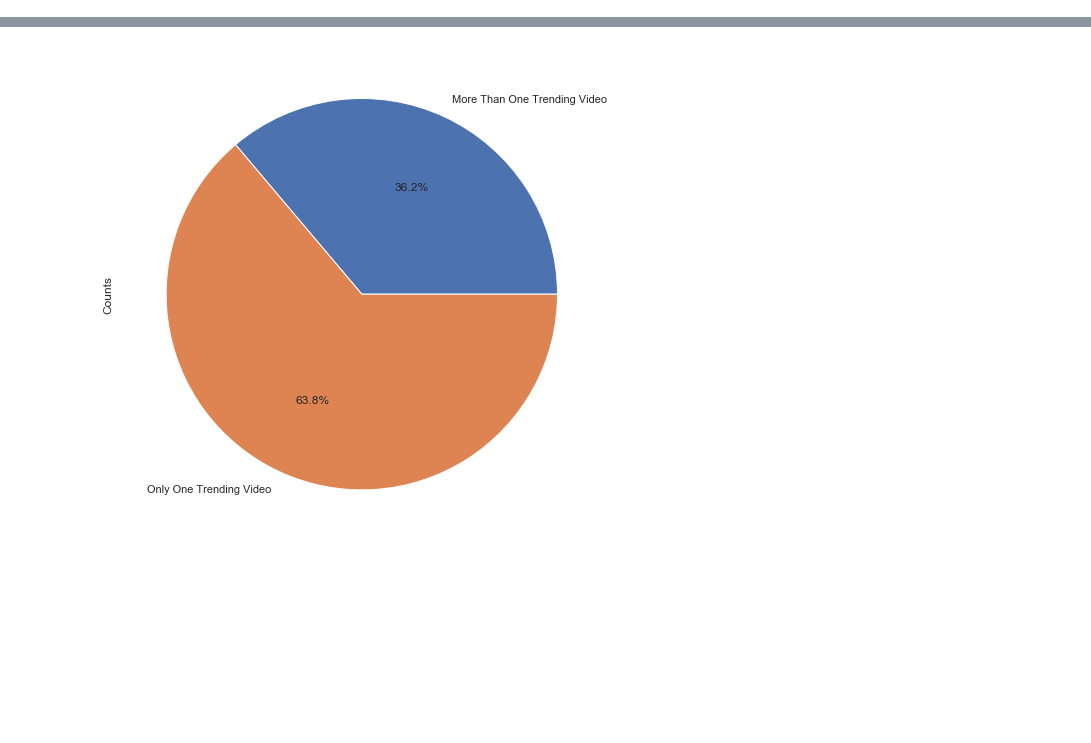
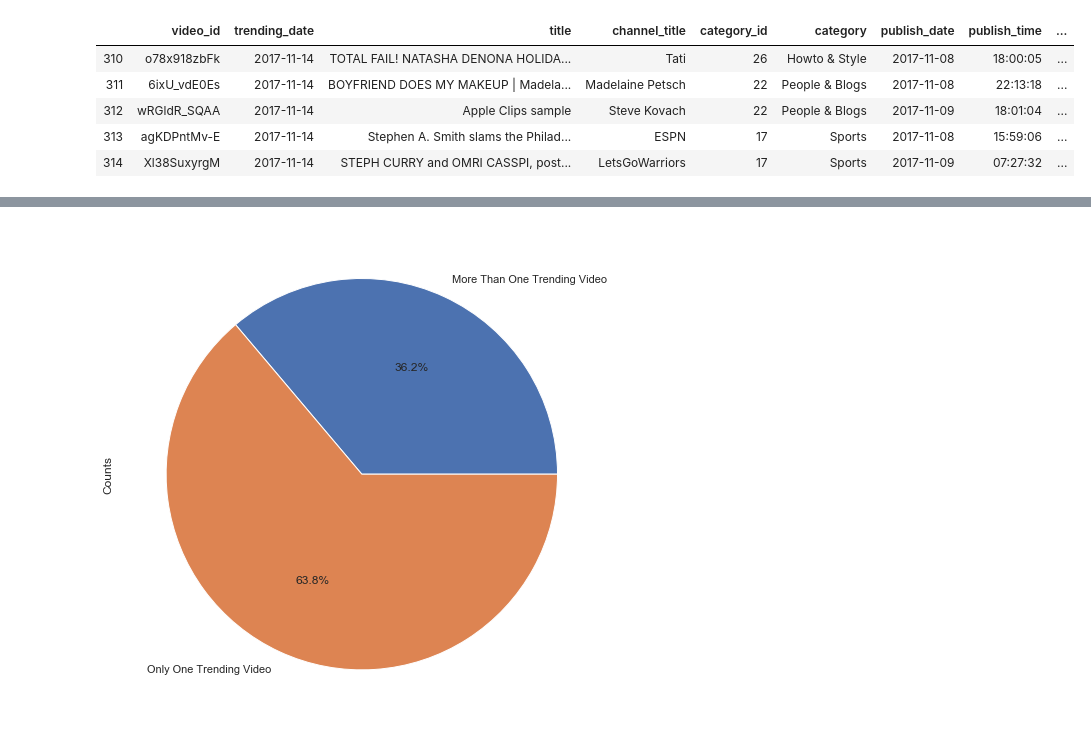
Before and after one commit to Carlene/youtube_trending, a Jupyter notebook: trending_creators.ipynb, the cells around one changed output, grey strips where cells are left out. Saved outputs shown, nothing was run; the diff lists cells and outputs as text; code cells hidden in the pictures; blank space fills up the shorter version.

```diff
--- a/trending_creators.ipynb
+++ b/trending_creators.ipynb
@@ -62,8 +53,17 @@ top_channels_all: shows all the columns from the df dataframe but only for the t
 # %%
 US_bool = df.country == 'US'
 
 US_trending= df.loc[US_bool]
+
+US_trending.head()
 # US_trending.head()
+# %% [output]
+|  | video_id | trending_date | title | channel_title | category_id | category | publish_date | publish_time | ... |
+| 310 | o78x918zbFk | 2017-11-14 | TOTAL FAIL! NATASHA DENONA HOLIDA... | Tati | 26 | Howto & Style | 2017-11-08 | 18:00:05 | ... |
+| 311 | 6ixU_vdE0Es | 2017-11-14 | BOYFRIEND DOES MY MAKEUP | Madela... | Madelaine Petsch | 22 | People & Blogs | 2017-11-08 | 22:13:18 | ... |
+| 312 | wRGldR_SQAA | 2017-11-14 | Apple Clips sample | Steve Kovach | 22 | People & Blogs | 2017-11-09 | 18:01:04 | ... |
+| 313 | agKDPntMv-E | 2017-11-14 | Stephen A. Smith slams the Philad... | ESPN | 17 | Sports | 2017-11-08 | 15:59:06 | ... |
+| 314 | Xl38SuxyrgM | 2017-11-14 | STEPH CURRY and OMRI CASSPI, post... | LetsGoWarriors | 17 | Sports | 2017-11-09 | 07:27:32 | ... |
 # %%
 # Counts of trending videos per US channel_title
 US_channel_counts = US_trending.groupby(['channel_title']).size().reset_index(name='counts')
```
Also changed, not shown: parts of 12 cells of this notebook.
